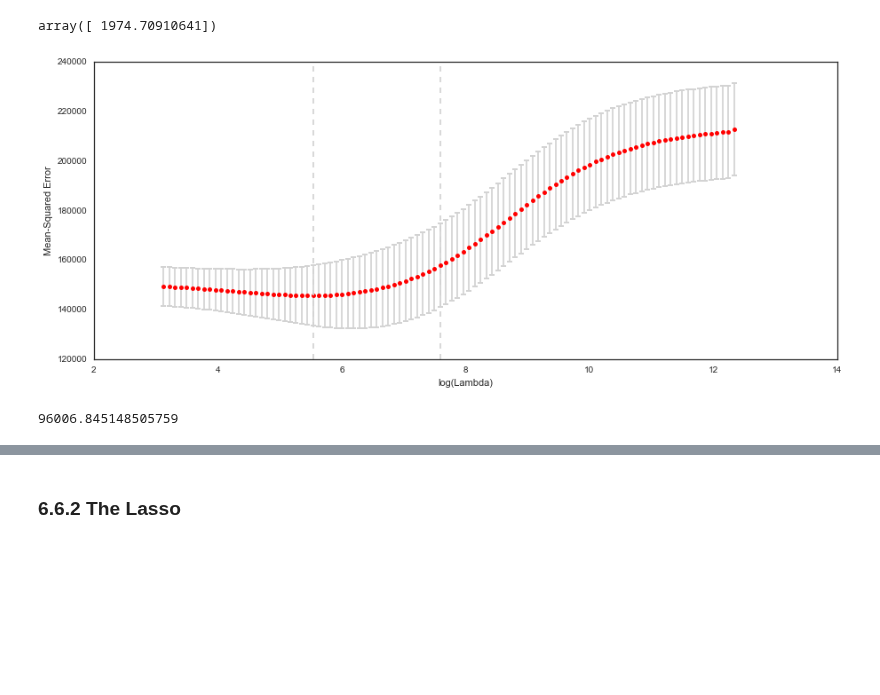
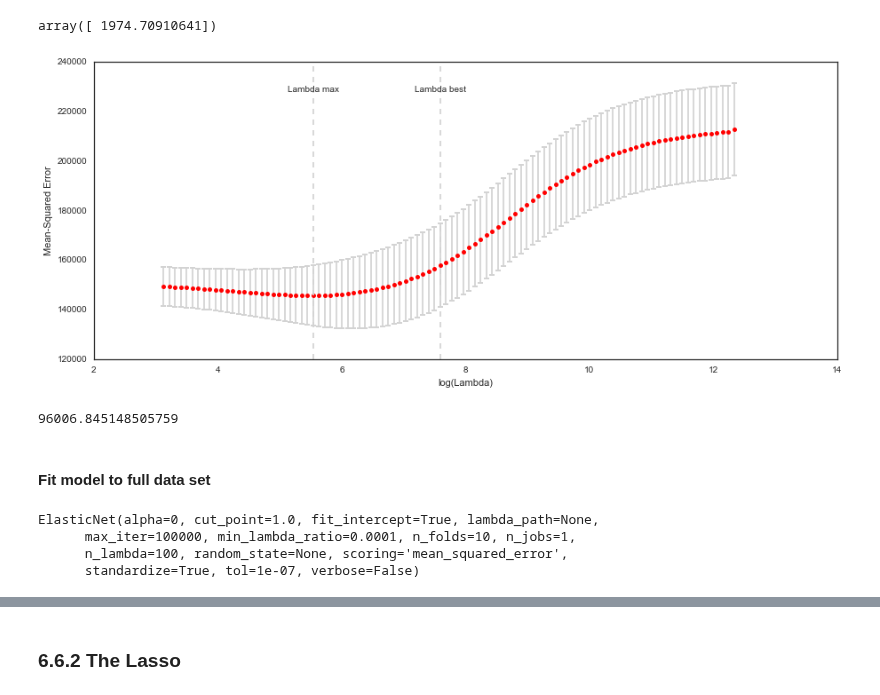
Before and after one commit to JWarmenhoven/ISLR-python, a Jupyter notebook: Notebooks/Chapter 6.ipynb, the cells around one changed output, grey strips where cells are left out. Saved outputs shown, nothing was run; the diff lists cells and outputs as text; code cells hidden in the pictures; blank space fills up the shorter version.

```diff
--- a/Notebooks/Chapter 6.ipynb
+++ b/Notebooks/Chapter 6.ipynb
@@ -372,18 +372,29 @@ array([ 1974.70910641])
 # %%
 plt.figure(figsize=(15,6))
 plt.errorbar(np.log(ridge5.lambda_path_), -ridge5.cv_mean_score_, color='r', linestyle='None', marker='o',
              markersize=5, yerr=ridge5.cv_standard_error_, ecolor='lightgrey', capthick=2)
 
-for ref in [ridge5.lambda_best_, ridge5.lambda_max_]:
+for ref, txt in zip([ridge5.lambda_best_, ridge5.lambda_max_], ['Lambda best', 'Lambda max']):
     plt.axvline(x=np.log(ref), linestyle='dashed', color='lightgrey')
+    plt.text(np.log(ref), .95*plt.gca().get_ylim()[1], txt, ha='center')
 
 plt.xlabel('log(Lambda)')
 plt.ylabel('Mean-Squared Error');
 # %% [output]
-[figure, old version]
+[figure, new version]
 # %%
 # MSE for lambda with best CV performance
 pred = ridge5.predict(X_test2, lamb=ridge5.lambda_max_)
 mean_squared_error(y_test2, pred)
 # %% [output]
 96006.845148505759
+# %% [markdown]
+#### Fit model to full data set
+# %%
+ridge6= gln.ElasticNet(alpha=0, scoring='mean_squared_error', n_folds=10)
+ridge6.fit(X, y)
+# %% [output]
+ElasticNet(alpha=0, cut_point=1.0, fit_intercept=True, lambda_path=None,
+      max_iter=100000, min_lambda_ratio=0.0001, n_folds=10, n_jobs=1,
+      n_lambda=100, random_state=None, scoring='mean_squared_error',
+      standardize=True, tol=1e-07, verbose=False)
```
Also changed, not shown: parts of 11 cells of this notebook.
